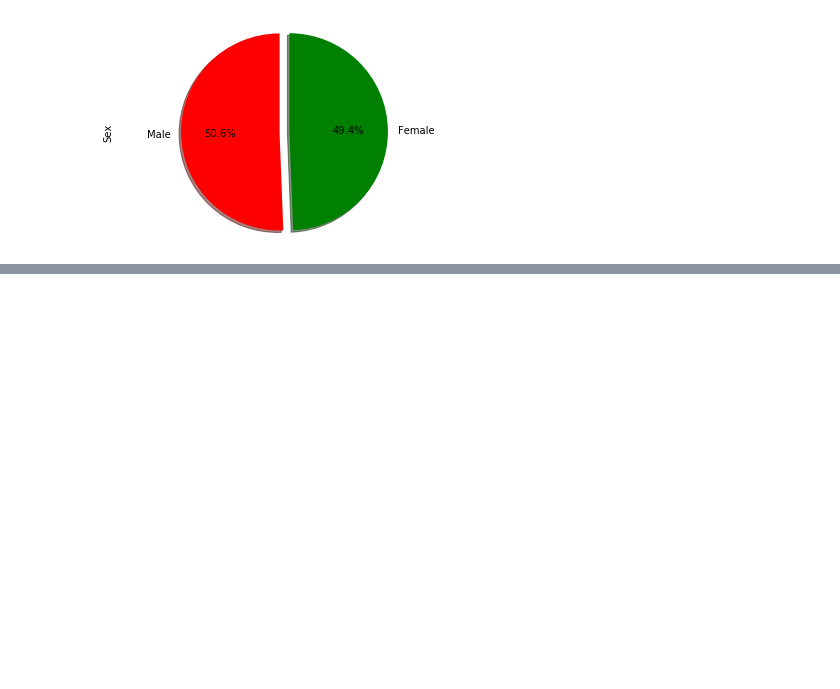
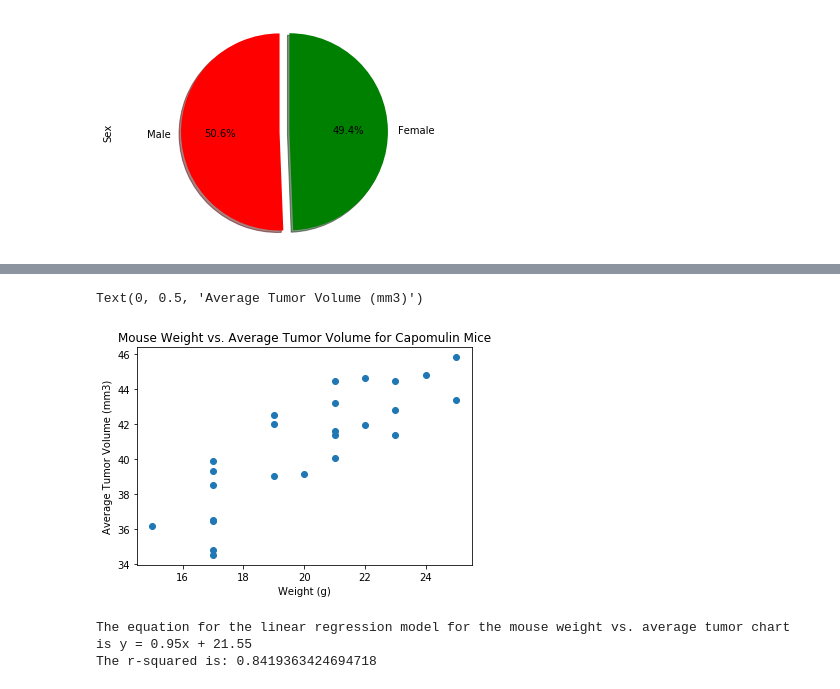
Before and after one commit to jnugent13/matplotlib-challenge, a Jupyter notebook: Matplotlib.ipynb, the cells around one changed output, grey strips where cells are left out. Drawn from its saved outputs; the diff is of its cells as text; code cells hidden in the pictures; blank space fills up the shorter version.

```diff
--- a/Matplotlib.ipynb
+++ b/Matplotlib.ipynb
@@ -112,0 +297,22 @@ plt.pie(gender_counts, labels=sex, colors=colors, explode=explode, startangle=90
+# %%
+# Generate a scatter plot of mouse weight versus average tumor volume for the Capomulin regimen
+capomulin_mouse_data = capomulin_data.groupby("Mouse ID")
+mouse_weight = capomulin_mouse_data["Weight (g)"].mean()
+average_tumor_volume = capomulin_mouse_data["Tumor Volume (mm3)"].mean()
+plt.scatter(mouse_weight, average_tumor_volume, marker="o")
+plt.title("Mouse Weight vs. Average Tumor Volume for Capomulin Mice")
+plt.xlabel("Weight (g)")
+plt.ylabel("Average Tumor Volume (mm3)")
+# %% [output]
+Text(0, 0.5, 'Average Tumor Volume (mm3)')
+[figure, added]
+# %%
+# Calculate the correlation coefficient and linear regression model for mouse weight and average tumor volume for the Capomulin regimen
+(slope, intercept, rvalue, pvalue, stderr) = st.linregress(mouse_weight, average_tumor_volume)
+regress_values = mouse_weight * slope + intercept
+line_eq = "y = " + str(round(slope,2)) + "x + " + str(round(intercept,2))
+print(f"The equation for the linear regression model for the mouse weight vs. average tumor chart is {line_eq}")
+print(f"The r-squared is: {rvalue}")
+# %% [output]
+The equation for the linear regression model for the mouse weight vs. average tumor chart is y = 0.95x + 21.55
+The r-squared is: 0.8419363424694718
```
Also changed, not shown: parts of 11 cells of this notebook.
